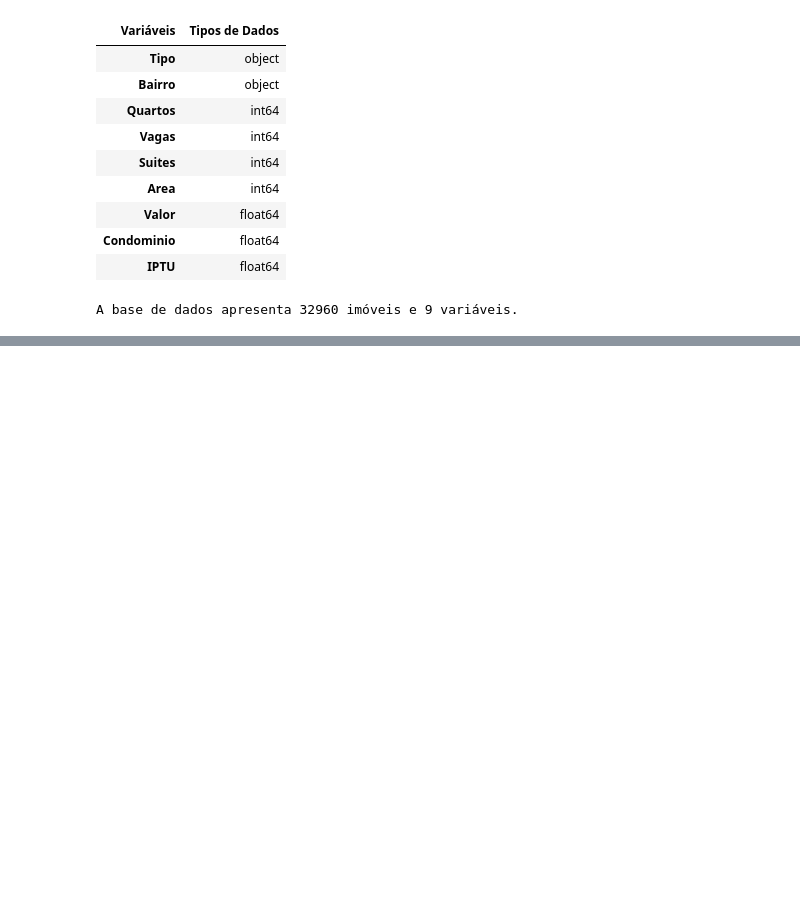
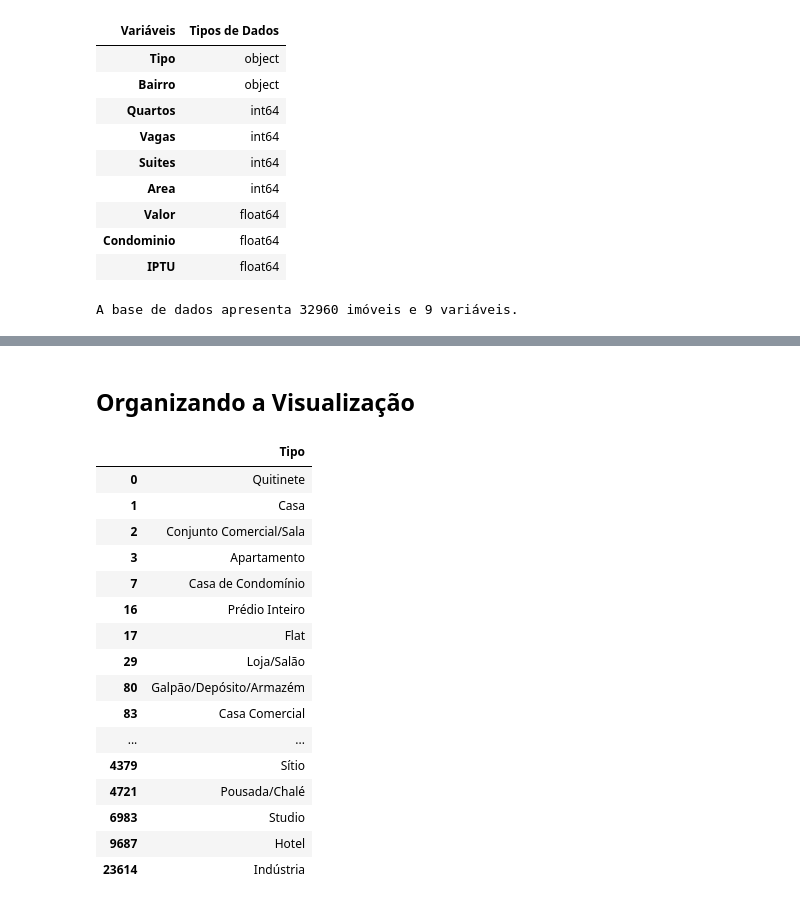
Before and after one commit to Vinicius203/Data_Science, a Jupyter notebook: Iniciante/Pandas_Analise/base_de_dados.ipynb, the cells around one changed output, grey strips where cells are left out. Saved outputs shown, nothing was run; the diff lists cells and outputs as text; code cells hidden in the pictures; blank space fills up the shorter version.

Commit message:
feat: removing duplicates in a Series.

```diff
--- a/Iniciante/Pandas_Analise/base_de_dados.ipynb
+++ b/Iniciante/Pandas_Analise/base_de_dados.ipynb
@@ -99,0 +116,5 @@ A base de dados apresenta 32960 imóveis e 9 variáveis.
+# %%
+tipo_de_imovel = dados['Tipo']
+type(tipo_de_imovel)
+
+# O tipo dessa variável é uma Series, um array unidimensional.
@@ -99,0 +134,7 @@ A base de dados apresenta 32960 imóveis e 9 variáveis.
+# %%
+tipo_de_imovel.drop_duplicates(inplace = True)
+tipo_de_imovel
+
+# O drop_duplicates() por padrão irá manter apenas a primeira
+# aparição de um determinado valor. Além disso, o inplace
+# = True modifica diretamente a variável ao invés de apenas printar
@@ -99,0 +159,25 @@ A base de dados apresenta 32960 imóveis e 9 variáveis.
+# %% [markdown]
+## Organizando a Visualização
+# %%
+tipo_de_imovel = pd.DataFrame(tipo_de_imovel)
+tipo_de_imovel
+
+# Aqui transformamos a Series em um DataFrame.
+# %% [output]
+|  | Tipo |
+| 0 | Quitinete |
+| 1 | Casa |
+| 2 | Conjunto Comercial/Sala |
+| 3 | Apartamento |
+| 7 | Casa de Condomínio |
+| 16 | Prédio Inteiro |
+| 17 | Flat |
+| 29 | Loja/Salão |
+| 80 | Galpão/Depósito/Armazém |
+| 83 | Casa Comercial |
+| ... | ... |
+| 4379 | Sítio |
+| 4721 | Pousada/Chalé |
+| 6983 | Studio |
+| 9687 | Hotel |
+| 23614 | Indústria |
```
Also changed, not shown: parts of 8 cells of this notebook.
